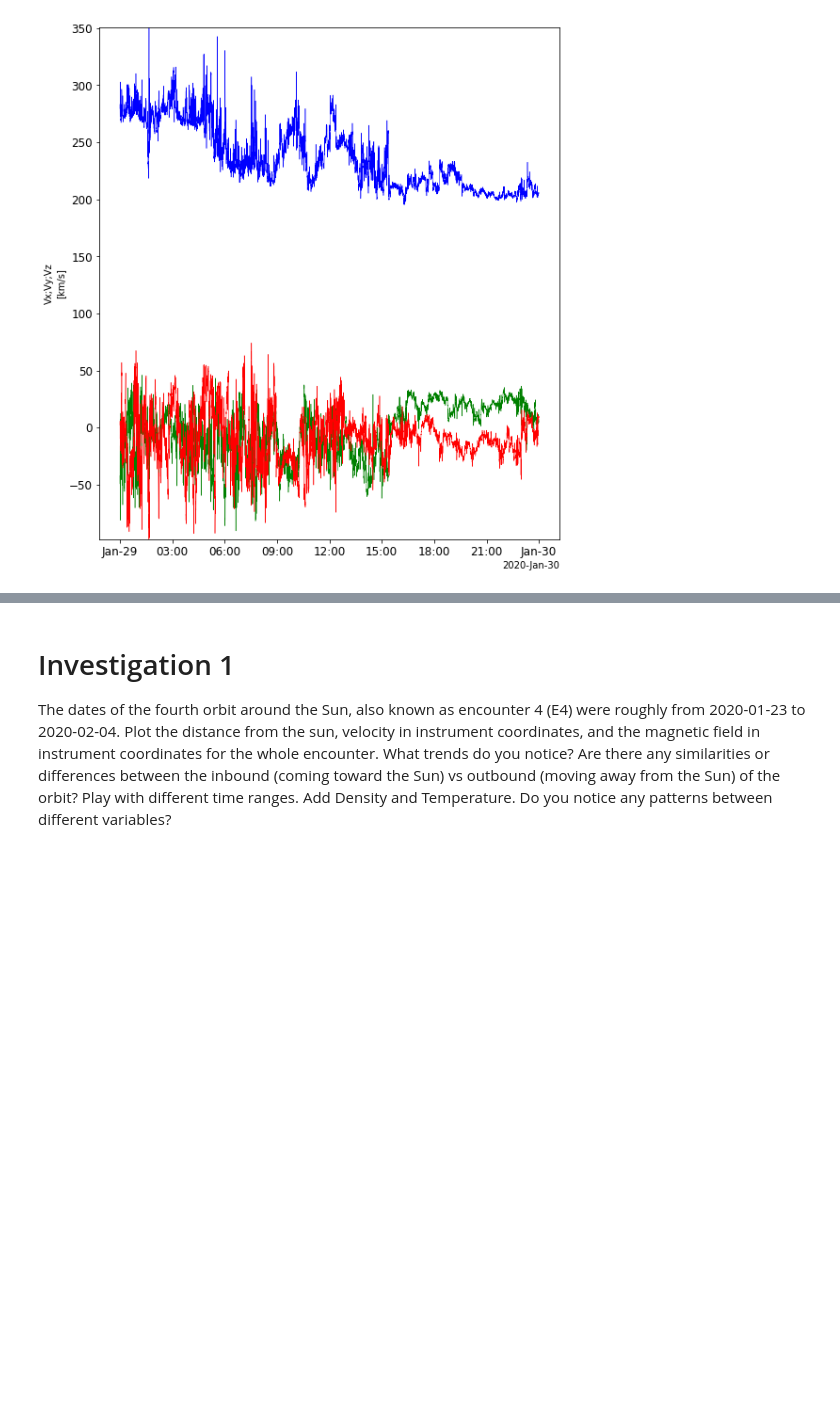
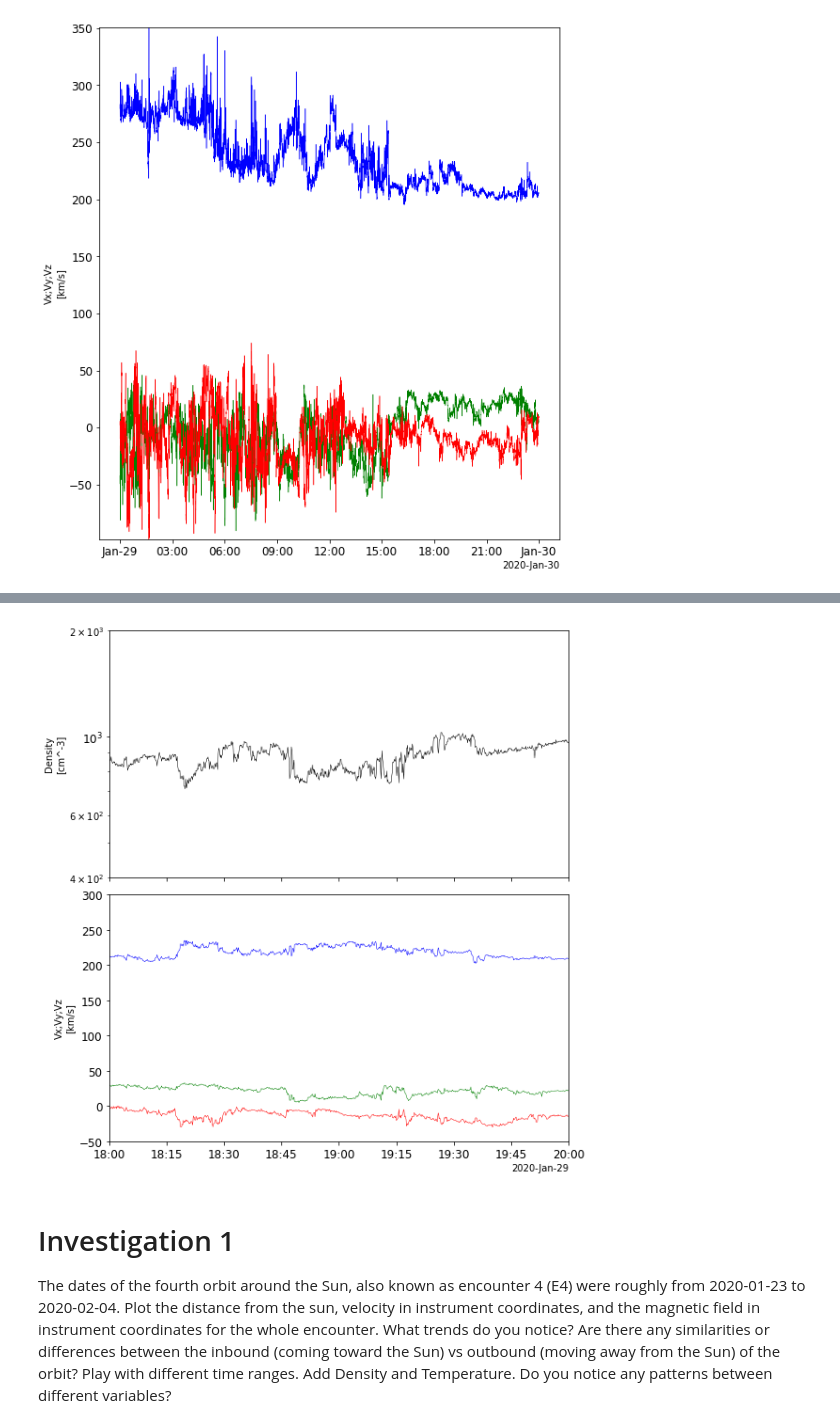
Before and after one commit to jlverniero/PSP_Data_Analysis_Tutorials, a Jupyter notebook: PSP_data_tutorial_pyspedas_v0.ipynb, the cells around one changed output, grey strips where cells are left out. Drawn from its saved outputs; the diff is of its cells as text; code cells hidden in the pictures; blank space fills up the shorter version.

```diff
--- a/PSP_data_tutorial_pyspedas_v0.ipynb
+++ b/PSP_data_tutorial_pyspedas_v0.ipynb
@@ -69,3 +91,10 @@ tplot(['DENS','VEL_RTN_SUN'])
+# %%
+#specify limits on y-axis
+ylim('DENS',4E2,2E3)
+ylim('VEL_RTN_SUN',-50,300)
+tplot(['DENS','VEL_RTN_SUN'])
+# %% [output]
+[figure, added]
 # %% [markdown]
 # Investigation 1
 The dates of the fourth orbit around the Sun, also known as encounter 4 (E4) were roughly from 2020-01-23 to 2020-02-04. Plot the distance from the sun, velocity in instrument coordinates, and the magnetic field in instrument coordinates for the whole encounter. What trends do you notice? Are there any similarities or differences between the inbound (coming toward the Sun) vs outbound (moving away from the Sun) of the orbit? Play with different time ranges. Add Density and Temperature. Do you notice any patterns between different variables?
```
Also changed, not shown: parts of 6 cells of this notebook.
